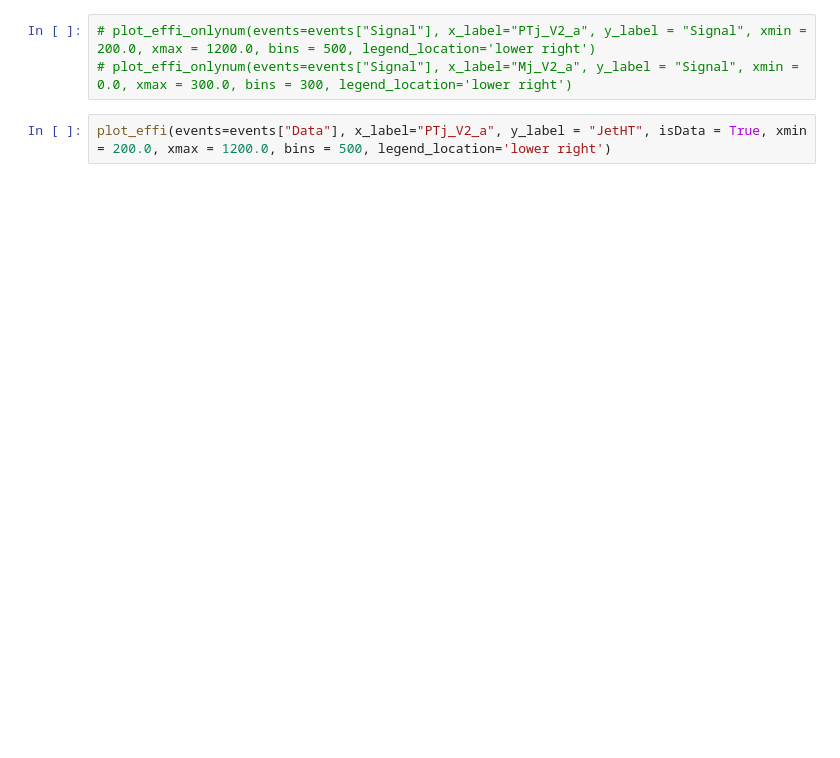
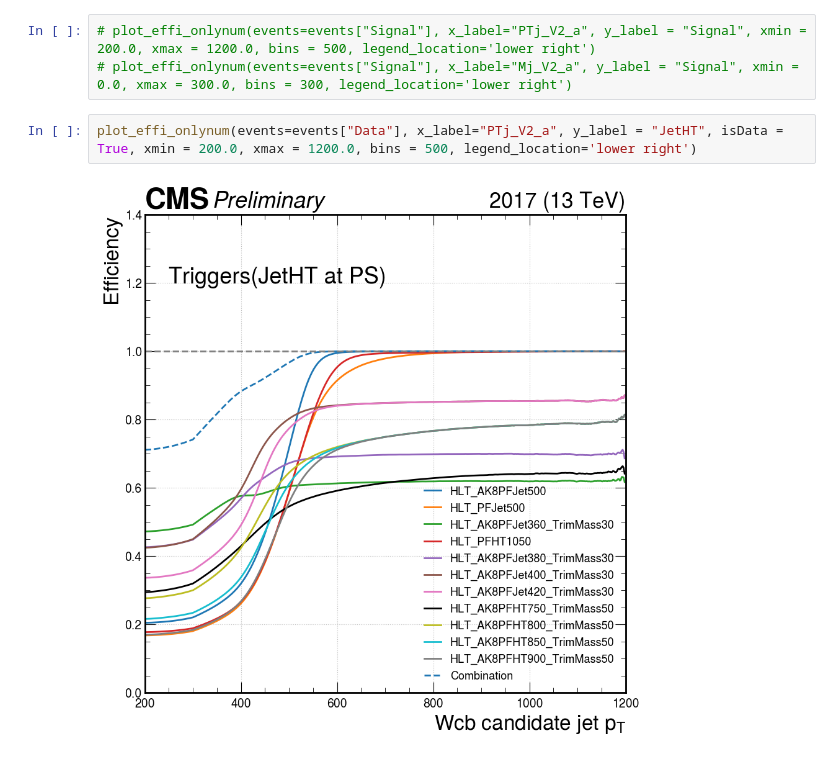
Before and after one commit to lyazj/Wcb, a Jupyter notebook: scale_factors/trigger/1D/2017Trigger.ipynb, the cells around one changed output. Drawn from its saved outputs; the diff is of its cells as text; blank space fills up the shorter version.

Commit message:
update SFs plots

```diff
--- a/scale_factors/trigger/1D/2017Trigger.ipynb
+++ b/scale_factors/trigger/1D/2017Trigger.ipynb
@@ -149,5 +153,7 @@ plot_effi_onlynum(events=events["QCD"], x_label="Mj_V2_a", y_label = "QCD",  xmi
 # plot_effi_onlynum(events=events["Signal"], x_label="PTj_V2_a", y_label = "Signal", xmin = 200.0, xmax = 1200.0, bins = 500, legend_location='lower right')
 # plot_effi_onlynum(events=events["Signal"], x_label="Mj_V2_a", y_label = "Signal", xmin = 0.0, xmax = 300.0, bins = 300, legend_location='lower right')
 # %%
-plot_effi(events=events["Data"], x_label="PTj_V2_a", y_label = "JetHT", isData = True, xmin = 200.0, xmax = 1200.0, bins = 500, legend_location='lower right')
+plot_effi_onlynum(events=events["Data"], x_label="PTj_V2_a", y_label = "JetHT", isData = True, xmin = 200.0, xmax = 1200.0, bins = 500, legend_location='lower right')
+# %% [output]
+[figure, added]
 # %%
```
Also changed, not shown: parts of 3 cells of this notebook, 3 other files.
